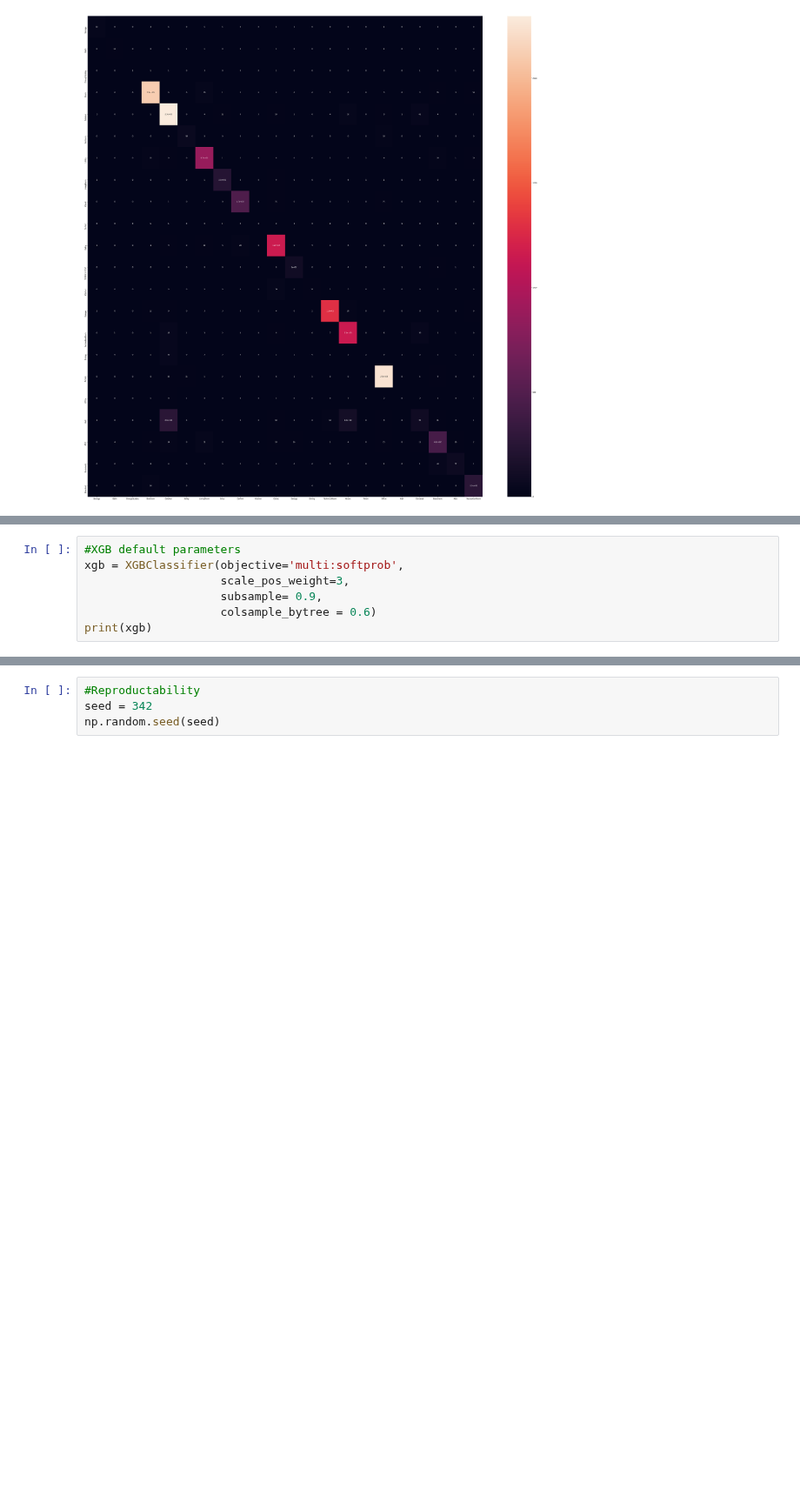
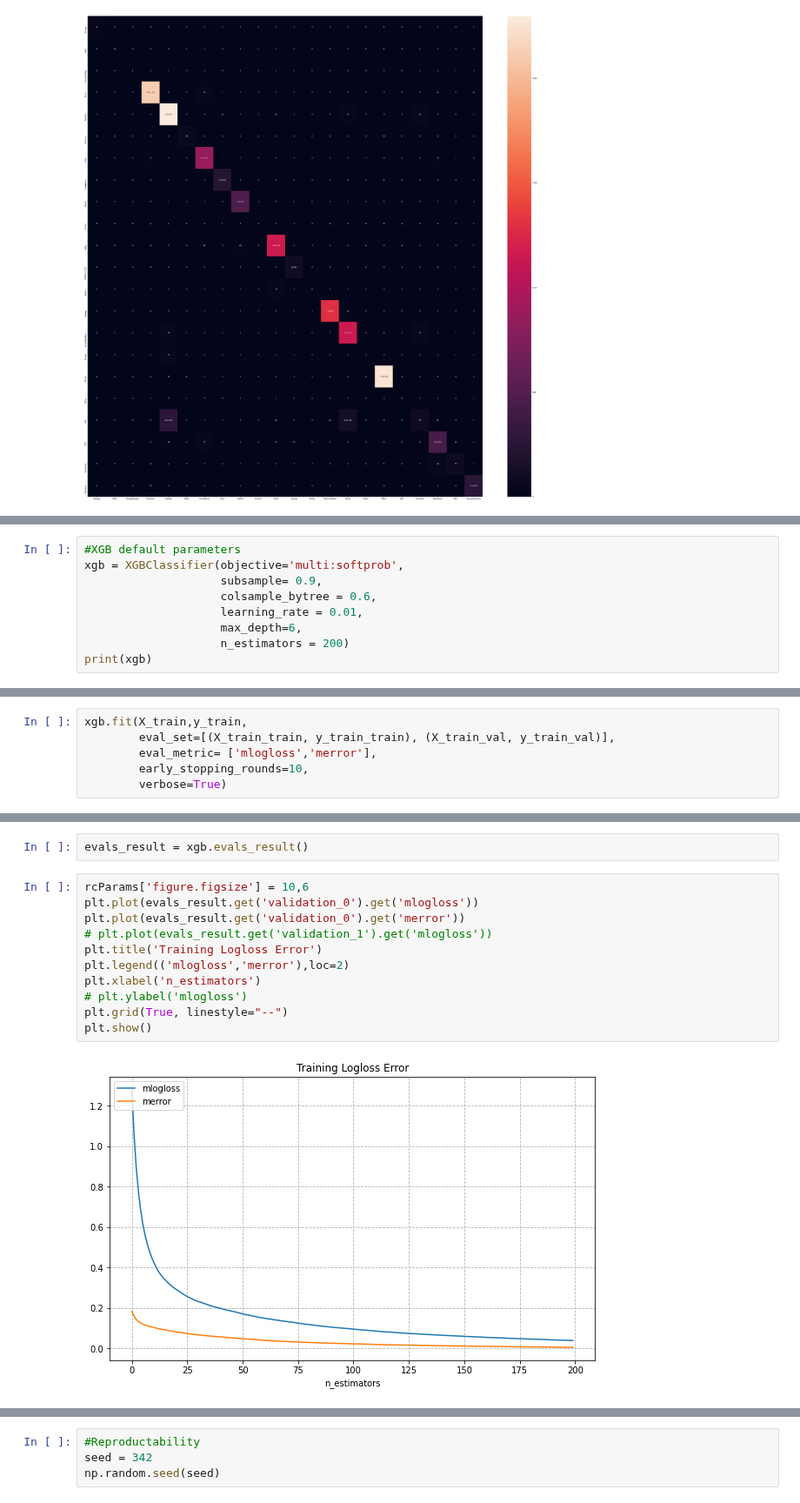
Before and after one commit to cltarchitecture/2021-spring-studio-lab, a Jupyter notebook: Machine Learning/XGB_Final.ipynb, the cells around one changed output, grey strips where cells are left out. Shown at 87% size. Saved outputs shown, nothing was run; the diff lists cells and outputs as text; blank space fills up the shorter version.

```diff
--- a/Machine Learning/XGB_Final.ipynb
+++ b/Machine Learning/XGB_Final.ipynb
@@ -223,9 +223,11 @@ plt.show()
 # %%
 #XGB default parameters
 xgb = XGBClassifier(objective='multi:softprob',
-                    scale_pos_weight=3,
                     subsample= 0.9,
-                    colsample_bytree = 0.6)
+                    colsample_bytree = 0.6,
+                    learning_rate = 0.01,
+                    max_depth=6,
+                    n_estimators = 200)
 print(xgb)
 # %% [output]
 XGBClassifier(base_score=None, booster=None, colsample_bylevel=None,
@@ -239 +241,7 @@ XGBClassifier(base_score=None, booster=None, colsample_bylevel=None,
               tree_method=None, validate_parameters=None, verbosity=None)
+# %%
+xgb.fit(X_train,y_train,
+        eval_set=[(X_train_train, y_train_train), (X_train_val, y_train_val)],
+        eval_metric= ['mlogloss','merror'],
+        early_stopping_rounds=10,
+        verbose=True)
@@ -239,0 +275,15 @@ XGBClassifier(base_score=None, booster=None, colsample_bylevel=None,
+# %%
+evals_result = xgb.evals_result()
+# %%
+rcParams['figure.figsize'] = 10,6
+plt.plot(evals_result.get('validation_0').get('mlogloss'))
+plt.plot(evals_result.get('validation_0').get('merror'))
+# plt.plot(evals_result.get('validation_1').get('mlogloss'))
+plt.title('Training Logloss Error')
+plt.legend(('mlogloss','merror'),loc=2)
+plt.xlabel('n_estimators')
+# plt.ylabel('mlogloss')
+plt.grid(True, linestyle="--")
+plt.show()
+# %% [output]
+[figure, added]
```
Also changed, not shown: parts of 9 cells of this notebook.
